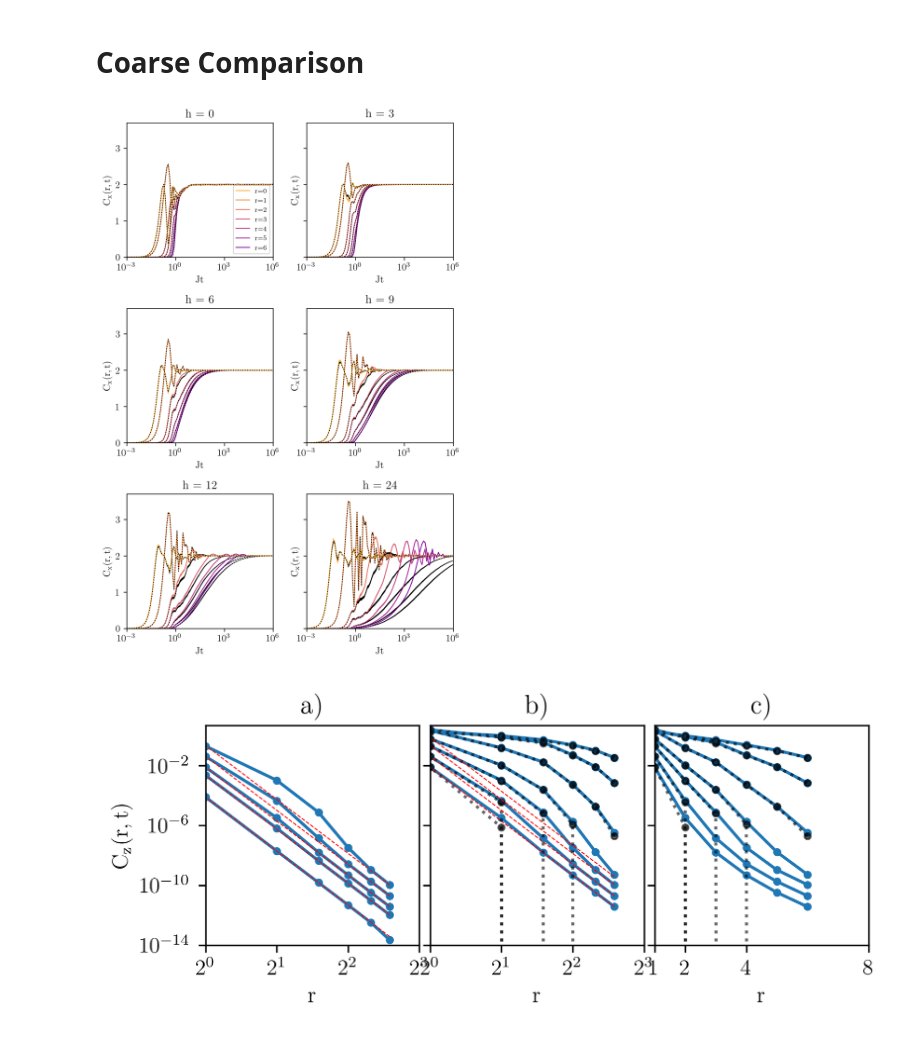
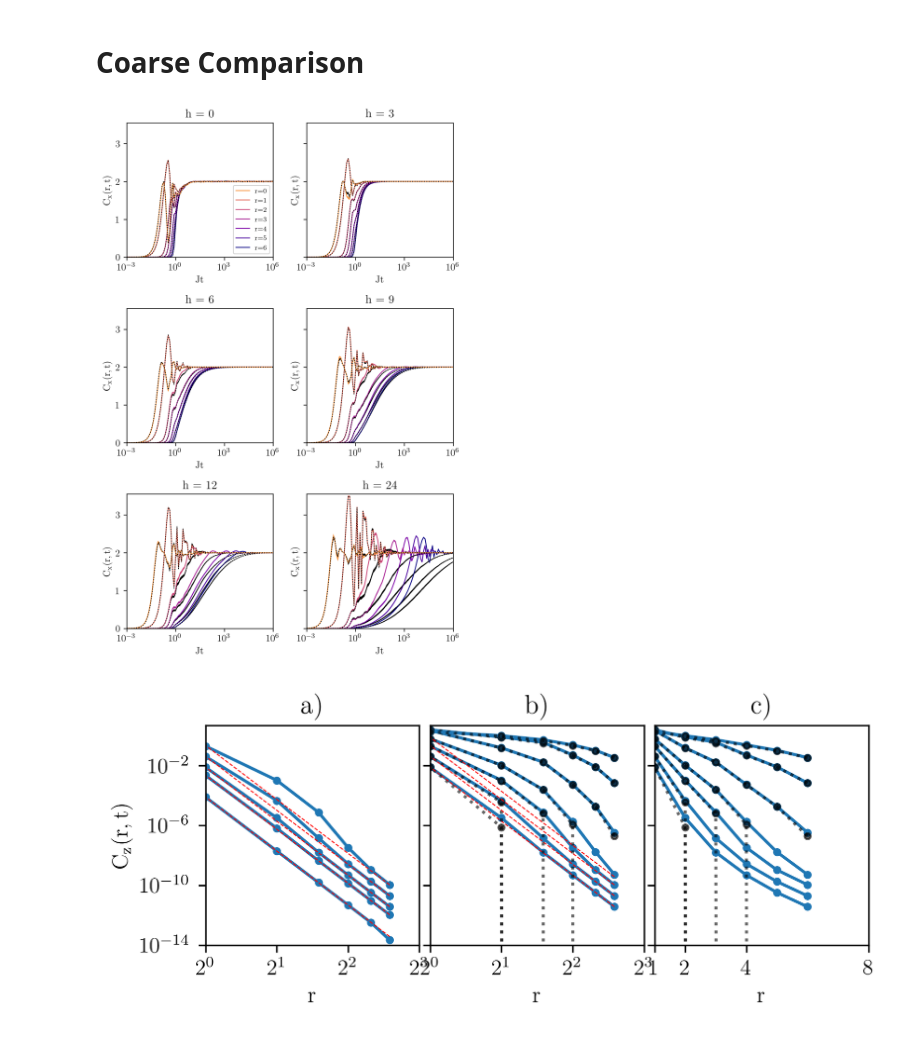
Before and after one commit to mkm2/WorkingFolder, a Jupyter notebook: final_runs/chapter_4/ED/LongTimeMBL_XX.ipynb, the cells around one changed output. Drawn from its saved outputs; the diff is of its cells as text; code cells hidden in the pictures.

```diff
--- a/final_runs/chapter_4/ED/LongTimeMBL_XX.ipynb
+++ b/final_runs/chapter_4/ED/LongTimeMBL_XX.ipynb
@@ -16,7 +16,7 @@ W = 5.88    # Figure width in inches, approximately A4-width - 2*1.25in margin
 plt.rcParams.update({
     'figure.figsize': (W, W),#/(4/3)),     # 1:1 aspect ratio
     'font.size' : 11,                   # Set font size to 11pt
-    'axsssssssses.labelsize': 11,               # -> axis labels
+    'axes.labelsize': 11,               # -> axis labels
     'legend.fontsize': 10,              # -> legends
     'font.family': 'lmodern',
     'text.usetex': True,
@@ -199,7 +199,7 @@ for i in range(len(files)):
 # %%
 fig, axs = plt.subplots(3,2,figsize=set_size(subplots=(3,2)),dpi = 300,sharey=True)
 
-NUM_COLORS = 19//2+2 #11
+NUM_COLORS = 13//2+2 #11
 cm = plt.get_cmap('plasma')
 cNorm  = colors.Normalize(vmin=0, vmax=NUM_COLORS)
 scalarMap = mplcm.ScalarMappable(norm=cNorm, cmap=cm)
@@ -222,7 +222,7 @@ axs[0,0].set_xlabel(r"Jt")
 axs[0,0].set_ylabel(r"$\mathrm{C_x(r,t)}$")
 axs[0,0].set_title("h = {}".format(hs[0]))
 axs[0,0].set_xlim(1e-3,1e6)
-axs[0,0].set_ylim(0,3.7)
+axs[0,0].set_ylim(0,3.55)
 
 axs[0,1].set_prop_cycle(color=[scalarMap.to_rgba(i) for i in range(NUM_COLORS-N//2-2,NUM_COLORS)])
 axs[0,1].set_xscale("log")
@@ -252,7 +252,7 @@ axs[1,0].set_xlabel(r"Jt")
 axs[1,0].set_title("h = {}".format(hs[2]))
 axs[1,0].set_xlim(1e-3,1e6)
 axs[1,0].set_ylabel(r"$\mathrm{C_x(r,t)}$")
-axs[1,0].set_ylim(0,3.7)
+axs[1,0].set_ylim(0,3.55)
 
 ###########
 ## Lowest ##
@@ -279,35 +279,35 @@ for j in range(0,N//2+1):
     axs[2,0].plot(T,red_nn[4][:,j],ls="dotted",c="black",lw=1)
 
     axs[2,0].fill_between(T, red[4][:,j]-red_sem[4][:,j], red[4][:,j]+red_sem[4][:,j])
     axs[2,0].fill_between(T, red_nn[4][:,j]-red_sem_nn[4][:,j], red_nn[4][:,j]+red_sem_nn[4][:,j],fc="black")
 
 axs[2,0].set_xlabel(r"Jt")
 axs[2,0].set_title("h = {}".format(hs[4]))
 axs[2,0].set_xlim(1e-3,1e6)
 axs[2,0].set_ylabel(r"$\mathrm{C_x(r,t)}$")
-axs[2,0].set_ylim(0,3.7)
+axs[2,0].set_ylim(0,3.55)
 
 
 axs[2,1].set_prop_cycle(color=[scalarMap.to_rgba(i) for i in range(NUM_COLORS-N//2-2,NUM_COLORS)])
 axs[2,1].set_xscale("log")
 for j in range(0,N//2+1):
     axs[2,1].plot(T,red[5][:,j],label="r={}".format(rvals[j]),lw=1)
     axs[2,1].plot(T,red_nn[5][:,j],ls="dotted",c="black",lw=1)
 
     axs[2,1].fill_between(T, red[5][:,j]-red_sem[5][:,j], red[5][:,j]+red_sem[5][:,j])
     axs[2,1].fill_between(T, red_nn[5][:,j]-red_sem_nn[5][:,j], red_nn[5][:,j]+red_sem_nn[5][:,j],fc="black")
 
 axs[2,1].set_xlabel(r"Jt")
 axs[2,1].set_title("h = {}".format(hs[5]))
 axs[2,1].set_xlim(1e-3,1e6)
 axs[2,1].set_ylabel(r"$\mathrm{C_x(r,t)}$")
 
 
 plt.tight_layout()
 #plt.subplots_adjust(wspace=0.05, hspace=0.5)
 plt.show()
 # %% [output]
-[figure, old version]
+[figure, new version]
 # %%
 ts1 = [0.001,0.005,0.01,0.025,0.05]
 Tis1 = []
```
Also changed, not shown: parts of 2 cells of this notebook, 15 other files.
